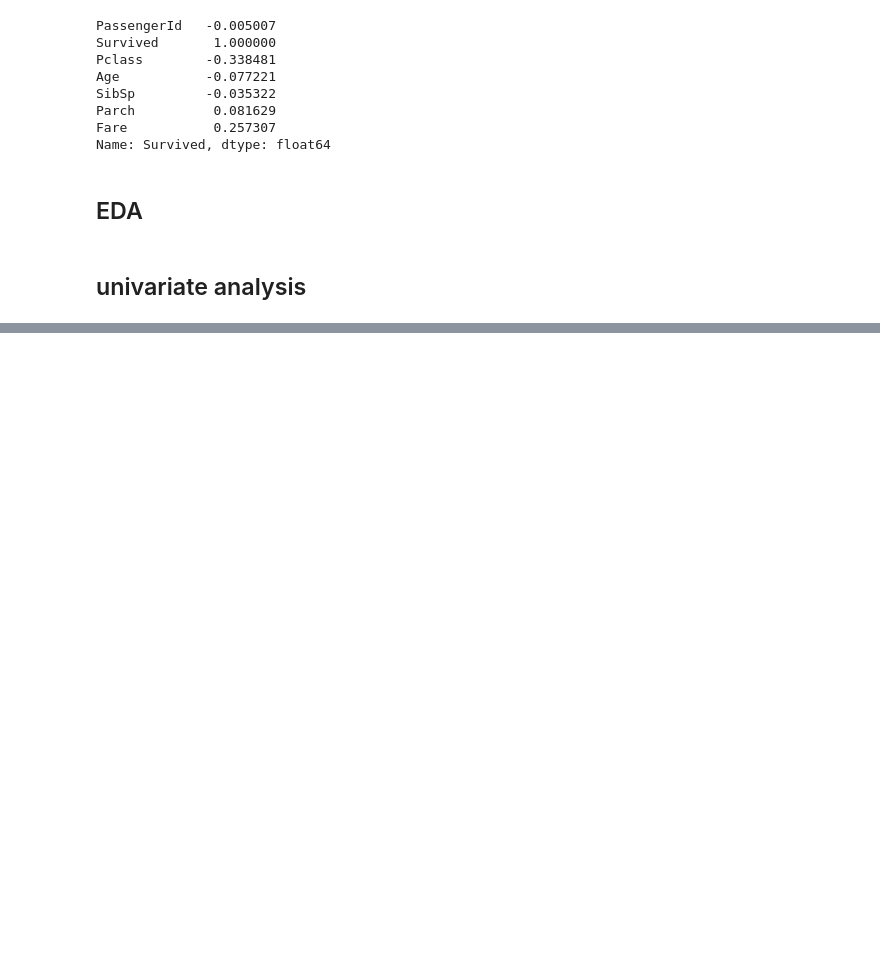
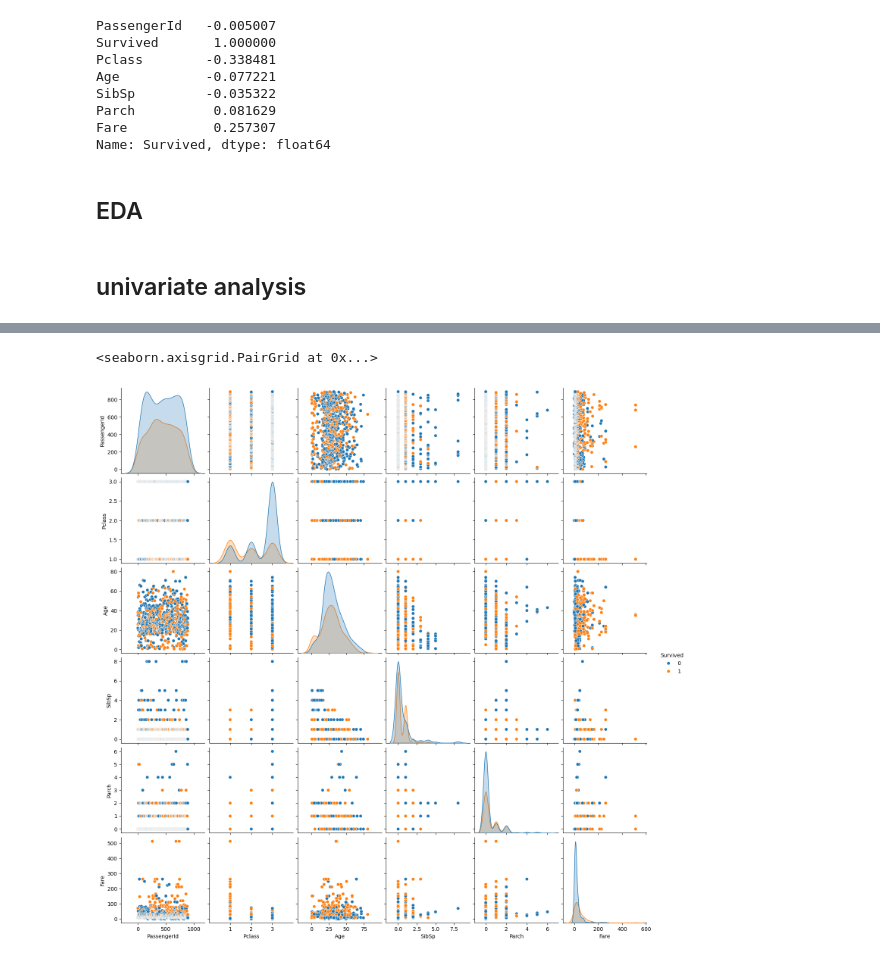
Before and after one commit to suddhu1/COESIS30Day, a Jupyter notebook: DAY_1/understanding_data.ipynb, the cells around one changed output, grey strips where cells are left out. Saved outputs shown, nothing was run; the diff lists cells and outputs as text; code cells hidden in the pictures; blank space fills up the shorter version.

```diff
--- a/DAY_1/understanding_data.ipynb
+++ b/DAY_1/understanding_data.ipynb
@@ -139,0 +158,5 @@ Name: Survived, dtype: float64
+# %%
+sns.pairplot(df, hue='Survived')
+# %% [output]
+<seaborn.axisgrid.PairGrid at 0x...>
+[figure, added]
```
Also changed, not shown: parts of 16 cells of this notebook, 3 other files.
